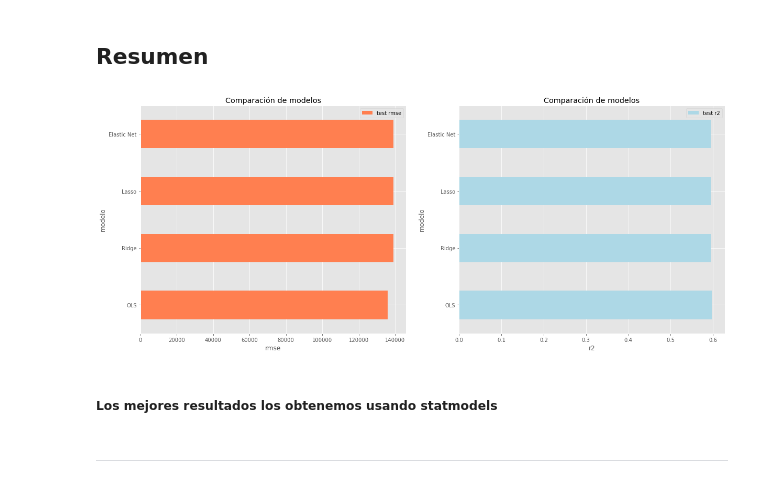
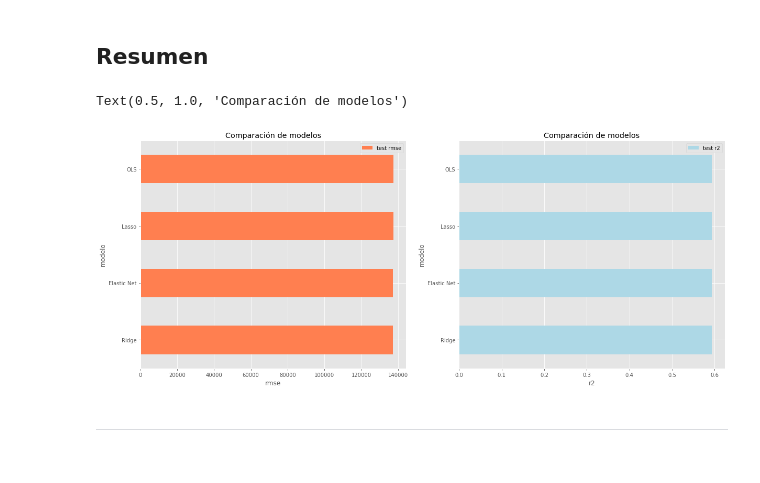
Before and after one commit to Juanlandolfi/Data-Science-Digital-House, a Jupyter notebook: Entrega_2/Grupo7_TP02_final.ipynb, the cells around one changed output. Saved outputs shown, nothing was run; the diff lists cells and outputs as text; code cells hidden in the pictures.

```diff
--- a/Entrega_2/Grupo7_TP02_final.ipynb
+++ b/Entrega_2/Grupo7_TP02_final.ipynb
@@ -547,40 +576,40 @@ ax.set_title('Coeficientes del modelo');
 # %% [markdown]
 ## Resumen
 # %%
-modelo_ols = sm.OLS(y, X).fit()
-y_pred_ols = modelo_ols.predict(exog = X)
+modelo_ols = sm.OLS(y_train, X_train).fit()
+y_pred_ols = modelo_ols.predict(X_test)
 y_pred_ridge = model_ridge_cv.predict(X=X_test)
 y_pred_lasso = model_lasso_cv.predict(X=X_test)
 y_pred_elastic = model_elastic_cv.predict(X=X_test)
 # %%
 r2 = metrics.r2_score(y_test, y_pred)
 # %%
-rmse_ols = np.sqrt(metrics.mean_squared_error(y, y_pred_ols))
+rmse_ols = np.sqrt(metrics.mean_squared_error(y_test, y_pred_ols))
 rmse_ridge = np.sqrt(metrics.mean_squared_error(y_test, y_pred_ridge))
 rmse_lasso = np.sqrt(metrics.mean_squared_error(y_test, y_pred_lasso))
 rmse_elastic = np.sqrt(metrics.mean_squared_error(y_test, y_pred_elastic))
-df_comparacion_rmse = pd.DataFrame({ 'modelo': ['OLS','Ridge', 'Lasso', 'Elastic Net'],'test rmse': [rmse_ols, rmse_ridge, rmse_lasso, rmse_elastic]})
-# =*=*=*=*=*=*=*=*=*=*=*=*=*=*=*=*=*=*=*=*=*=*=*=*=*=*=*=*=*=*=*=*=*=*=*=*=*=*=*=*
-r2_ols = metrics.r2_score(y, y_pred_ols)
+df_comparacion_rmse = pd.DataFrame({ 'modelo': ['OLS','Ridge', 'Lasso', 'Elastic Net'],'test rmse': [rmse_ols, rmse_ridge, rmse_lasso, rmse_elastic]}).sort_values(by='test rmse',ascending=True)
+
+r2_ols = metrics.r2_score(y_test, y_pred_ols)
 r2_ridge = metrics.r2_score(y_test, y_pred_ridge)
 r2_lasso = metrics.r2_score(y_test, y_pred_lasso)
 r2_elastic = metrics.r2_score(y_test, y_pred_elastic)
-df_comparacion_r2 = pd.DataFrame({ 'modelo': ['OLS','Ridge', 'Lasso', 'Elastic Net'],'test r2': [r2_ols, r2_ridge, r2_lasso, r2_elastic]})
-# =*=*=*=*=*=*=*=*=*=*=*=*=*=*=*=*=*=*=*=*=*=*=*=*=*=*=*=*=*=*=*=*=*=*=*=*=*=*=*=*
+df_comparacion_r2 = pd.DataFrame({ 'modelo': ['OLS','Ridge', 'Lasso', 'Elastic Net'],'test r2': [r2_ols, r2_ridge, r2_lasso, r2_elastic]}).sort_values(by='test r2',ascending=False)
+
 fig, axes = plt.subplots(nrows=1, ncols=2, figsize=(20, 8))
+
 df_comparacion_rmse.set_index('modelo').plot(kind='barh',  color = 'coral', ax = axes[0])
 axes[0].set_xlabel('rmse')
 axes[0].set_ylabel('modelo')
-axes[0].set_title('Comparación de modelos');
-# =*=*=*=*=*=*=*=*=*=*=*=*=*=*=*=*=*=*=*=*=*=*=*=*=*=*=*=*=*=*=*=*=*=*=*=*=*=*=*=*
+axes[0].set_title('Comparación de modelos')
+
 df_comparacion_r2.set_index('modelo').plot(kind='barh',  color = 'lightblue', ax = axes[1])
 axes[1].set_xlabel('r2')
 axes[1].set_ylabel('modelo')
-axes[1].set_title('Comparación de modelos');
+axes[1].set_title('Comparación de modelos')
 # %% [output]
+Text(0.5, 1.0, 'Comparación de modelos')
-[figure, old version]
+[figure, new version]
-# %% [markdown]
-##### Los mejores resultados los obtenemos usando statmodels
 # %% [markdown]
 -----------
 # %% [markdown]
```
Also changed, not shown: parts of 27 cells of this notebook.
